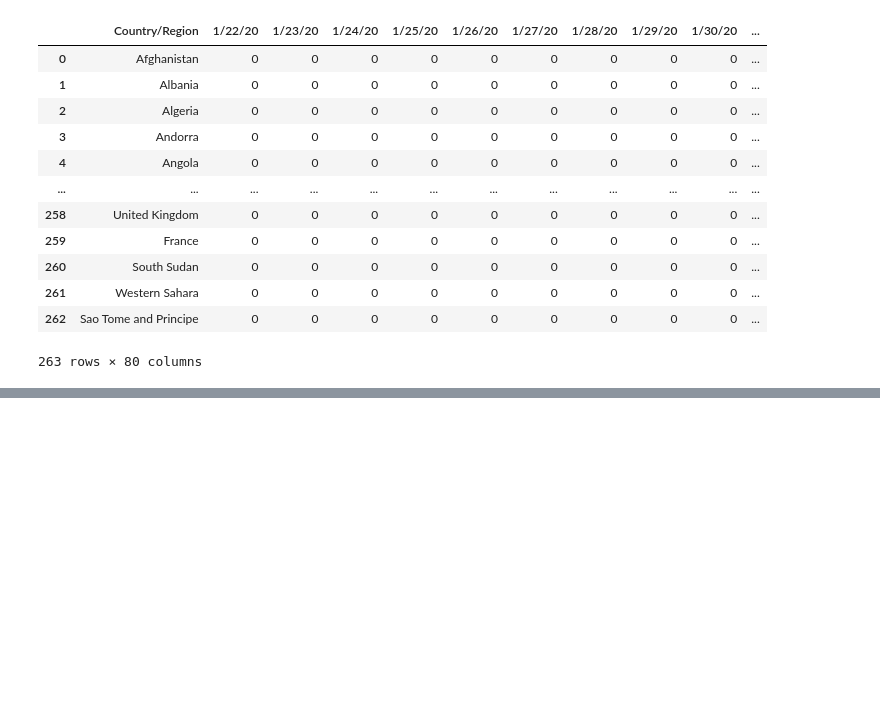
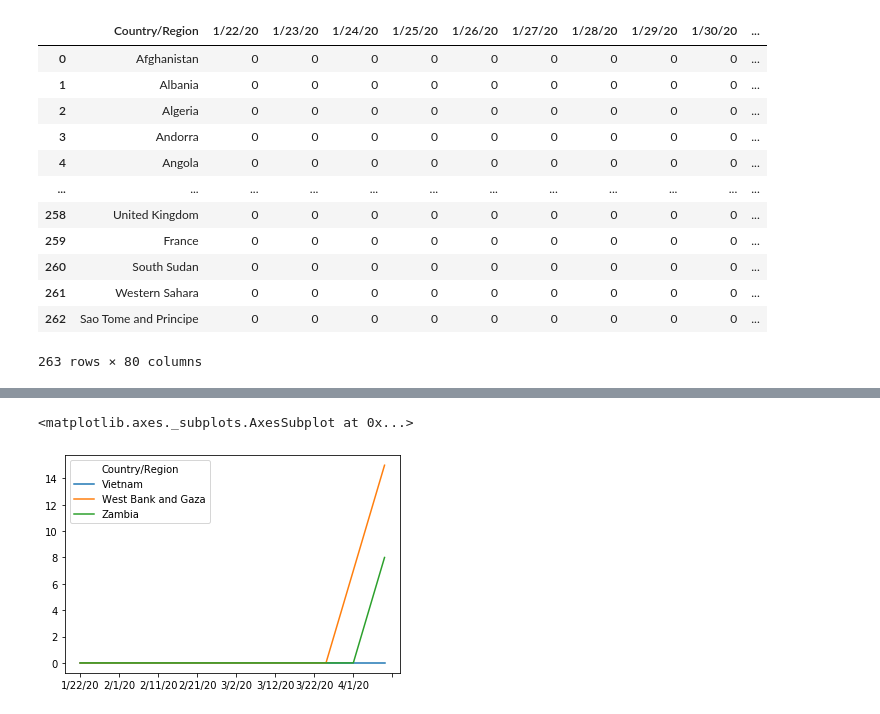
Before and after one commit to FrtZgwL/CoronaBot, a Jupyter notebook: DataAnalysis/EDA .ipynb, the cells around one changed output, grey strips where cells are left out. Drawn from its saved outputs; the diff is of its cells as text; code cells hidden in the pictures; blank space fills up the shorter version.

```diff
--- a/DataAnalysis/EDA .ipynb
+++ b/DataAnalysis/EDA .ipynb
@@ -202,0 +307,7 @@ df
+# %%
+ts = df.T
+ts = ts.cumsum()
+ts.plot()
+# %% [output]
+<matplotlib.axes._subplots.AxesSubplot at 0x...>
+[figure, added]
```
Also changed, not shown: parts of 14 cells of this notebook, 1 other file.
